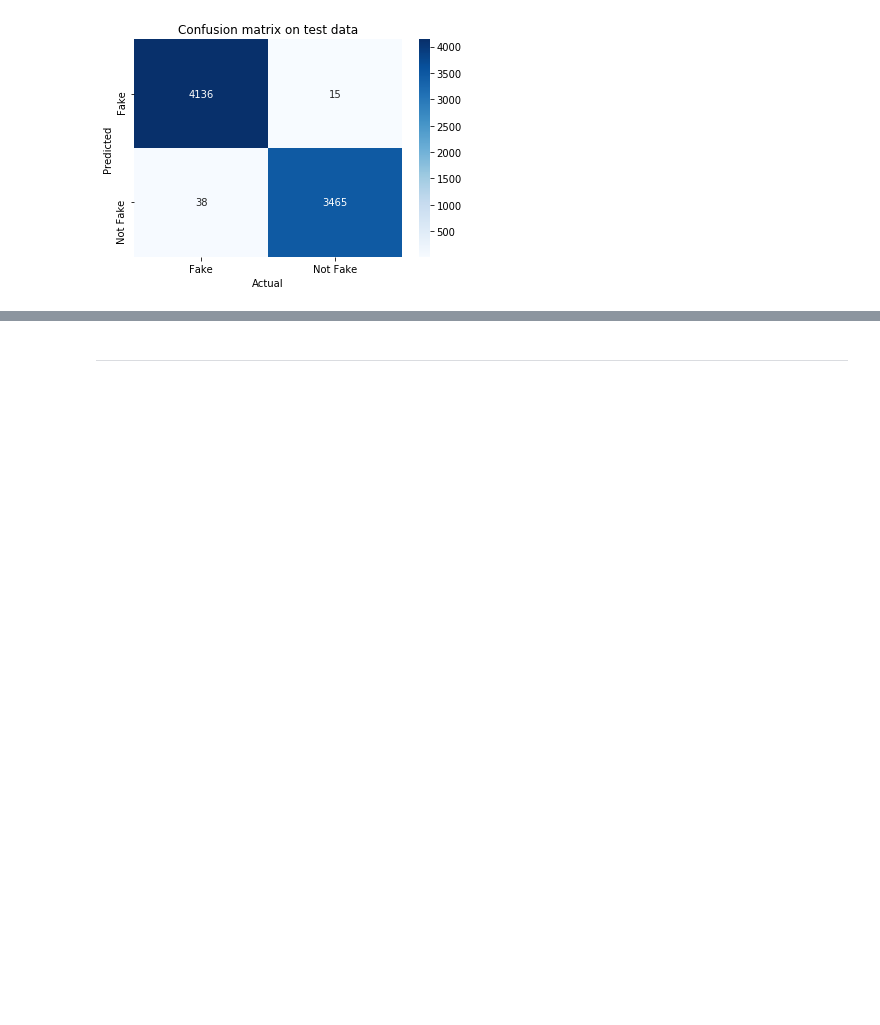
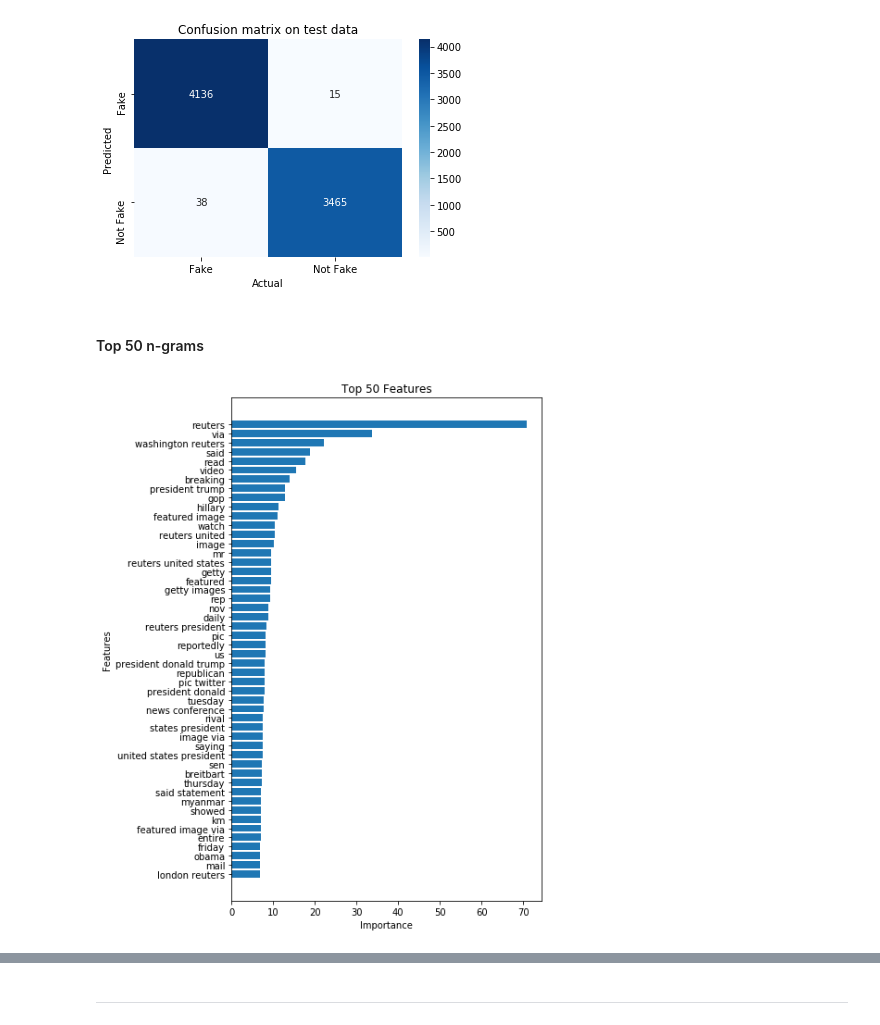
Before and after one commit to mrmaheshrajput/fake_vs_real_news, a Jupyter notebook: fake_and_real_news.ipynb, the cells around one changed output, grey strips where cells are left out. Drawn from its saved outputs; the diff is of its cells as text; code cells hidden in the pictures; blank space fills up the shorter version.

```diff
--- a/fake_and_real_news.ipynb
+++ b/fake_and_real_news.ipynb
@@ -566,3 +566,30 @@ plt.show()
    macro avg       0.99      0.99      0.99      7654
 weighted avg       0.99      0.99      0.99      7654
 [figure]
+# %% [markdown]
+#### Top 50 n-grams
+# %%
+coef = [abs(i) for i in clf.coef_.ravel()]
+feature_names = vectorizer.get_feature_names()
+feature_imp = dict(zip(feature_names,coef))
+feature_imp = {k: v for k, v in sorted(feature_imp.items(), key=lambda item: item[1], reverse=True)}
+
+top_50_features = {k: feature_imp[k] for k in list(feature_imp)[0:50]}
+
+fig, ax = plt.subplots(figsize=(6,10))
+
+people = top_50_features.keys()
+y_pos = np.arange(len(people))
+importance = top_50_features.values()
+
+ax.barh(y_pos, importance,align='center')
+ax.set_yticks(y_pos)
+ax.set_yticklabels(people)
+ax.invert_yaxis()
+ax.set_xlabel('Importance')
+ax.set_ylabel('Features')
+ax.set_title('Top 50 Features')
+
+plt.show()
+# %% [output]
+[figure, added]
```
Also changed, not shown: parts of 2 cells of this notebook.
